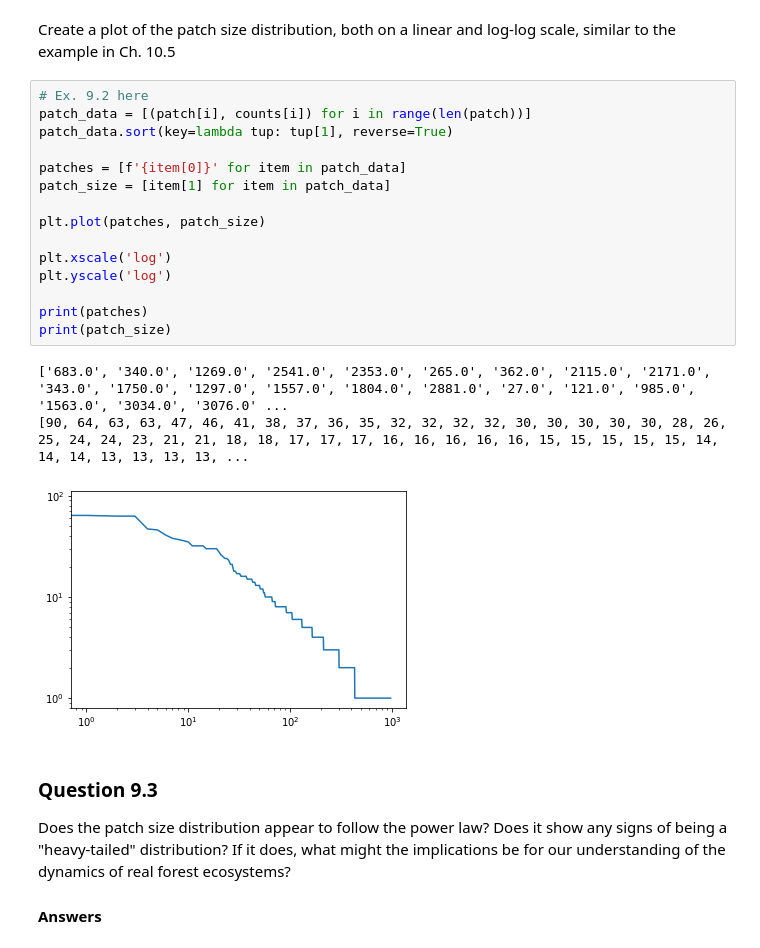
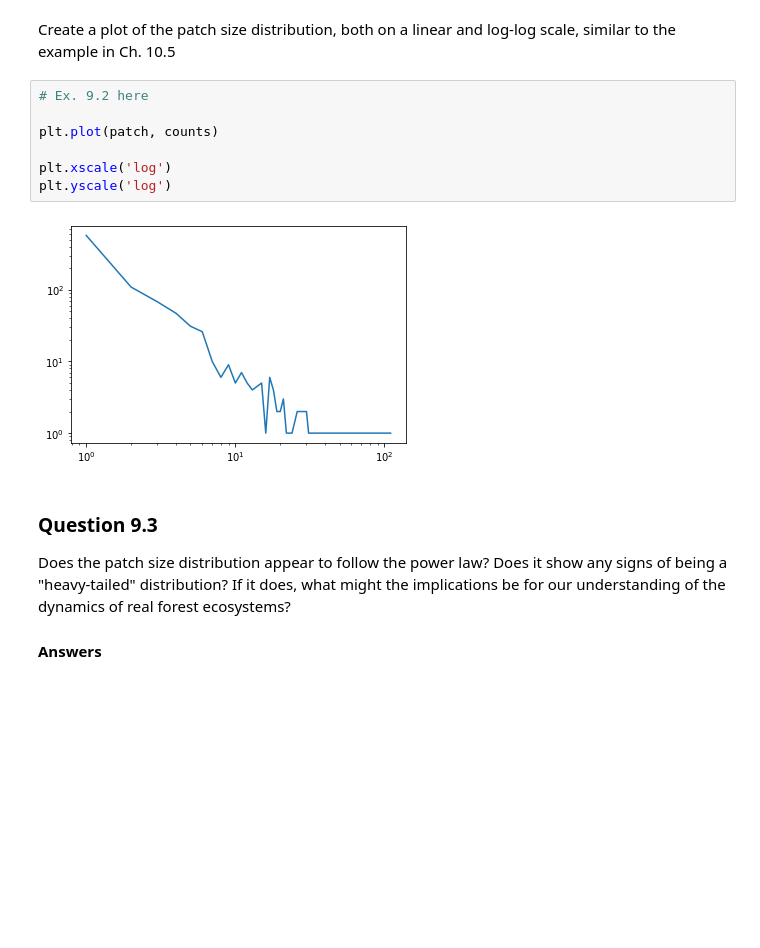
Before and after one commit to owengenge/cap-comp215, a Jupyter notebook: labs/lab07.ipynb, the cells around one changed output. Saved outputs shown, nothing was run; the diff lists cells and outputs as text; blank space fills up the shorter version.

```diff
--- a/labs/lab07.ipynb
+++ b/labs/lab07.ipynb
@@ -427,25 +431,15 @@ And/Or check how it is used in the [chap10.ipynb notebook](https://github.com/pe
 And/Or look at the [API Documentation](https://nbviewer.org/github/AllenDowney/empiricaldist/blob/master/empiricaldist/dist_demo.ipynb)
 # %% [markdown]
 Create a plot of the patch size distribution, both on a linear and log-log scale, similar to the example in Ch. 10.5
-# %%
-# Ex. 9.2 here
-patch_data = [(patch[i], counts[i]) for i in range(len(patch))]
-patch_data.sort(key=lambda tup: tup[1], reverse=True)
-
-patches = [f'{item[0]}' for item in patch_data]
-patch_size = [item[1] for item in patch_data]
-
-plt.plot(patches, patch_size)
-
-plt.xscale('log')
-plt.yscale('log')
-
-print(patches)
-print(patch_size)
-# %% [output]
-['683.0', '340.0', '1269.0', '2541.0', '2353.0', '265.0', '362.0', '2115.0', '2171.0', '343.0', '1750.0', '1297.0', '1557.0', '1804.0', '2881.0', '27.0', '121.0', '985.0', '1563.0', '3034.0', '3076.0' ...
-[90, 64, 63, 63, 47, 46, 41, 38, 37, 36, 35, 32, 32, 32, 32, 30, 30, 30, 30, 30, 28, 26, 25, 24, 24, 23, 21, 21, 18, 18, 17, 17, 17, 16, 16, 16, 16, 16, 15, 15, 15, 15, 15, 14, 14, 14, 13, 13, 13, 13, ...
-[figure, removed]
+# %%
+# Ex. 9.2 here
+
+plt.plot(patch, counts)
+
+plt.xscale('log')
+plt.yscale('log')
+# %% [output]
+[figure, added]
 # %% [markdown]
 ### Question 9.3
 
```
Also changed, not shown: parts of 1 cell of this notebook.
